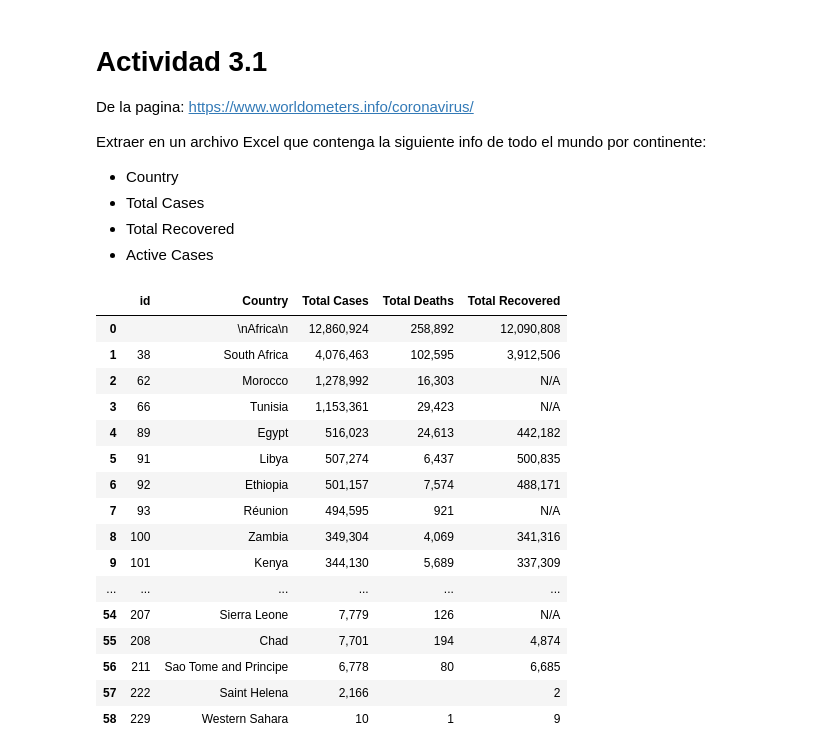
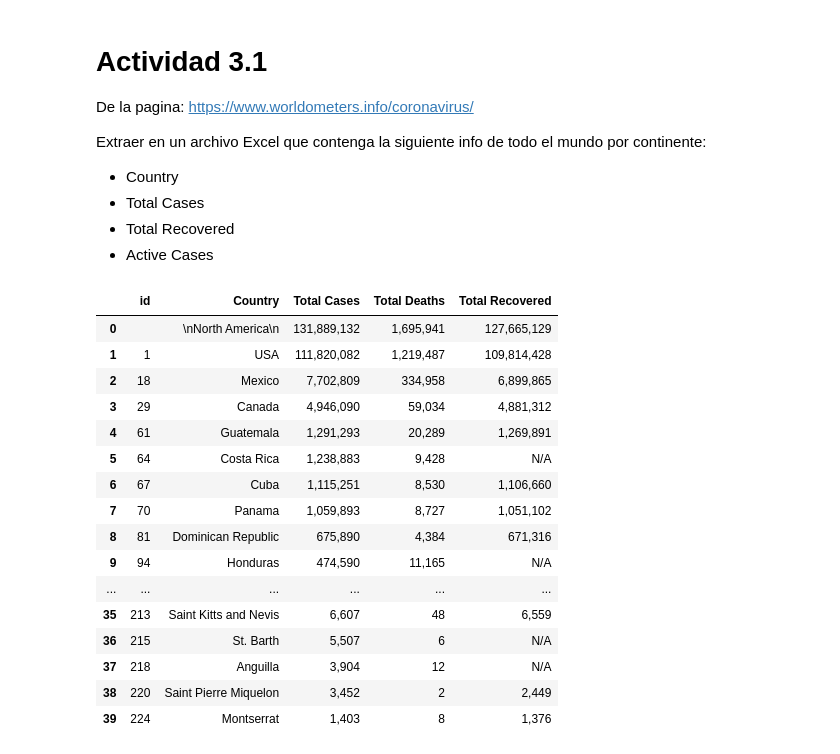
Before and after one commit to SLC-ITESO/MineriaDatos, a Jupyter notebook: Acts/Actividad 3-1/Actividad 3.1.ipynb, the cells around one changed output. Drawn from its saved outputs; the diff is of its cells as text; code cells hidden in the pictures.

Commit message:
Mejora el formato, sigue faltando active cases

```diff
--- a/Acts/Actividad 3-1/Actividad 3.1.ipynb
+++ b/Acts/Actividad 3-1/Actividad 3.1.ipynb
@@ -112,24 +112,23 @@ DFOC = pd.DataFrame({
         "Total Deaths":Oceania.dead,
         "Total Recovered":Oceania.recovered
 })
-DFAFR
-#DF.info()
-#weather.to_csv("weather_report.csv")
-# %% [output]
-|  | id | Country | Total Cases | Total Deaths | Total Recovered |
-| 0 |  | \nAfrica\n | 12,860,924 | 258,892 | 12,090,808 |
-| 1 | 38 | South Africa | 4,076,463 | 102,595 | 3,912,506 |
-| 2 | 62 | Morocco | 1,278,992 | 16,303 | N/A |
-| 3 | 66 | Tunisia | 1,153,361 | 29,423 | N/A |
-| 4 | 89 | Egypt | 516,023 | 24,613 | 442,182 |
-| 5 | 91 | Libya | 507,274 | 6,437 | 500,835 |
-| 6 | 92 | Ethiopia | 501,157 | 7,574 | 488,171 |
-| 7 | 93 | Réunion | 494,595 | 921 | N/A |
-| 8 | 100 | Zambia | 349,304 | 4,069 | 341,316 |
-| 9 | 101 | Kenya | 344,130 | 5,689 | 337,309 |
-| ... | ... | ... | ... | ... | ... |
-| 54 | 207 | Sierra Leone | 7,779 | 126 | N/A |
-| 55 | 208 | Chad | 7,701 | 194 | 4,874 |
-| 56 | 211 | Sao Tome and Principe | 6,778 | 80 | 6,685 |
-| 57 | 222 | Saint Helena | 2,166 |  | 2 |
-| 58 | 229 | Western Sahara | 10 | 1 | 9 |
+# %%
+DFNA
+# %% [output]
+|  | id | Country | Total Cases | Total Deaths | Total Recovered |
+| 0 |  | \nNorth America\n | 131,889,132 | 1,695,941 | 127,665,129 |
+| 1 | 1 | USA | 111,820,082 | 1,219,487 | 109,814,428 |
+| 2 | 18 | Mexico | 7,702,809 | 334,958 | 6,899,865 |
+| 3 | 29 | Canada | 4,946,090 | 59,034 | 4,881,312 |
+| 4 | 61 | Guatemala | 1,291,293 | 20,289 | 1,269,891 |
+| 5 | 64 | Costa Rica | 1,238,883 | 9,428 | N/A |
+| 6 | 67 | Cuba | 1,115,251 | 8,530 | 1,106,660 |
+| 7 | 70 | Panama | 1,059,893 | 8,727 | 1,051,102 |
+| 8 | 81 | Dominican Republic | 675,890 | 4,384 | 671,316 |
+| 9 | 94 | Honduras | 474,590 | 11,165 | N/A |
+| ... | ... | ... | ... | ... | ... |
+| 35 | 213 | Saint Kitts and Nevis | 6,607 | 48 | 6,559 |
+| 36 | 215 | St. Barth | 5,507 | 6 | N/A |
+| 37 | 218 | Anguilla | 3,904 | 12 | N/A |
+| 38 | 220 | Saint Pierre Miquelon | 3,452 | 2 | 2,449 |
+| 39 | 224 | Montserrat | 1,403 | 8 | 1,376 |
```
Also changed, not shown: parts of 7 cells of this notebook.
